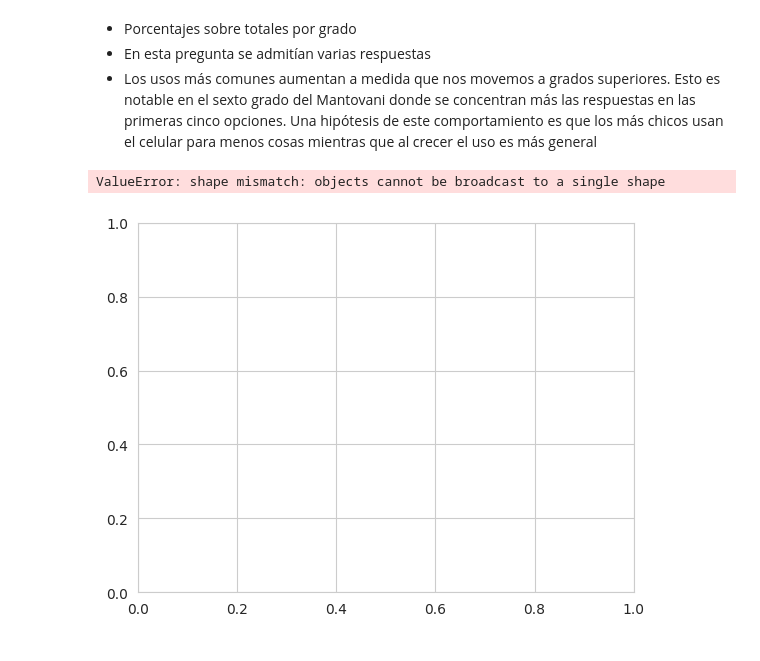
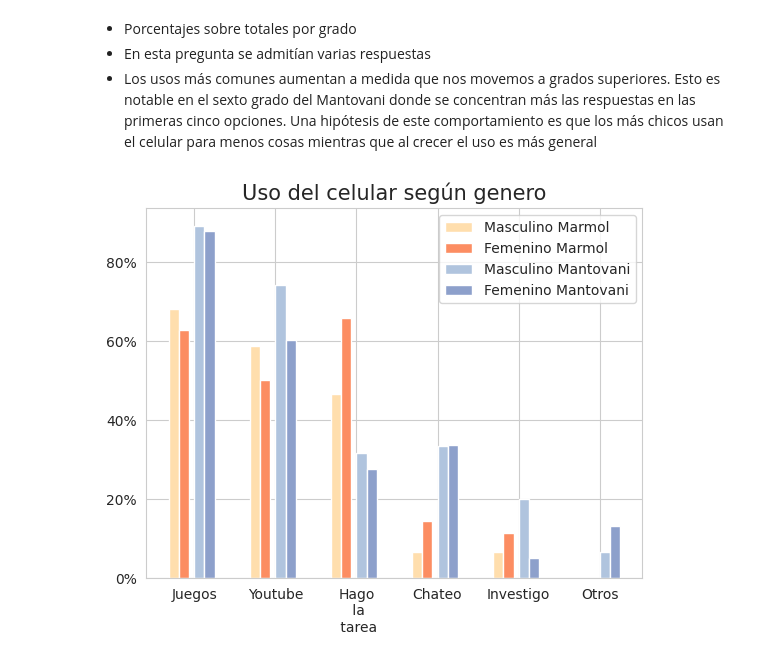
Before and after one commit to fedesassone/tesis, a Jupyter notebook: notebooks/Poblacional.ipynb, the cells around one changed output. Drawn from its saved outputs; the diff is of its cells as text; code cells hidden in the pictures.

Commit message:
Uso del celular segun género corregido

```diff
--- a/notebooks/Poblacional.ipynb
+++ b/notebooks/Poblacional.ipynb
@@ -917,61 +917,46 @@ plt.savefig('poblacional_uso_celular_segun_grado.png')
 # %%
 # Uso del celular según género
 data_total = df_fe["uso_computadora"].str.replace(" ", "").str.get_dummies(sep=',').sum().div(cant_total).sort_values(ascending=False)
 
 data_marmol_mas = marmol[marmol['genero']=="Masculino"]["uso_computadora"].str.replace(" ", "").str.get_dummies(sep=',').sum().div(cant_marmol_masc).sort_values(ascending=False)
 data_marmol_fem = marmol[marmol['genero']=="Femenino"]["uso_computadora"].str.replace(" ", "").str.get_dummies(sep=',').sum().div(cant_marmol_fem).sort_values(ascending=False)
+data_mantovani_mas = mantovani[mantovani['genero']=="Masculino"]["uso_computadora"].str.replace(" ", "").str.get_dummies(sep=',').sum().div(cant_mantovani_masc).sort_values(ascending=False)
+data_mantovani_fem = mantovani[mantovani['genero']=="Femenino"]["uso_computadora"].str.replace(" ", "").str.get_dummies(sep=',').sum().div(cant_mantovani_fem).sort_values(ascending=False)
 
-# data_mantovani_mas = mantovani[mantovani['genero']=="Masculino"]["uso_computadora"].str.replace(" ", "").str.get_dummies(sep=',').sum().div(cant_mantovani_masc).sort_values(ascending=False)
-# data_mantovani_fem = mantovani[mantovani['genero']=="Femenino"]["uso_computadora"].str.replace(" ", "").str.get_dummies(sep=',').sum().div(cant_mantovani_fem).sort_values(ascending=False)
+dfs = [data_marmol_mas, data_marmol_fem, data_mantovani_mas, data_mantovani_fem]
 
-dfs = [data_marmol_mas, data_marmol_fem]
-    #    , data_mantovani_mas, data_mantovani_fem]
-# otros = ["Hagolatarea", "Programo/Diseño"]
+result = pd.concat(dfs, axis=1)
+result = result.rename(columns={0: "Masculino Marmol", 1: "Femenino Marmol", 2: "Masculino Mantovani", 3: "Femenino Mantovani"})
 
-# data_total["Otros"]=0.0
+result.loc["Otros"] = [0.0]*4
 
-for df in dfs:
-    # df["Otros"] = 0.0
-    for data in data_total.index:
-        if data not in df.index:
-            df[data] = 0.0
-    # for data in df.index:
-    #     if data in otros:
-    #         df["Otros"] = df["Otros"] + df[data]
-    #         df.drop(data, inplace=True)
+otros = ["Escuchomúsica", "Programo/Diseño", "MiroPelis/Seriesporstreaming", "Usoredessociales"]
 
+for row in otros:
+        result.loc['Otros'] += result.loc[row]
+        result.drop([row], inplace=True)
 
 bar_width = 0.25
 
-ticks = [1, 3, 5, 7, 9, 11, 13]
-        #  , 15 ]
-        #  , 17]
-
-# labels = ("Juegos", "Chateo", "YouTube", "Redes\n sociales", \
-#            "Hablo\n por\n teléfono", "Investigo", "No\n uso", \
-#         #    "Hago la tarea", "Programo/Diseño")
-#             "Otros")
-
-labels = [id for id in data_marmol_mas.index]
+ticks = [1, 3, 5, 7, 9, 11]
 
 b1 = ticks
 b2 = [x + bar_width for x in b1]
 b3 = [x + 1.5* bar_width for x in b2]
 b4 = [x + bar_width for x in b3]
-# b5 = [x + bar_width for x in b4]
 
-plt.bar(b1,dfs[0], width=bar_width, label = 'Masculino Marmol', color='navajowhite')
-plt.bar(b2,dfs[1], width=bar_width, label = 'Femenino Marmol', color='C1')
-# plt.bar(b3,dfs[2], width=bar_width, label = 'Masculino Mantovani', color='lightsteelblue')
-# plt.bar(b4,dfs[3], width=bar_width, label = 'Femenino Mantovani', color='C2')
-# plt.bar(b5,dfs[5], width=bar_width, label = 'Otro Mantovani', color='steelblue')
+plt.bar(b1,result["Masculino Marmol"]   , width=bar_width, label = 'Masculino Marmol', color='navajowhite')
+plt.bar(b2,result["Femenino Marmol"]    , width=bar_width, label = 'Femenino Marmol', color='C1')
+plt.bar(b3,result["Masculino Mantovani"], width=bar_width, label = 'Masculino Mantovani', color='lightsteelblue')
+plt.bar(b4,result["Femenino Mantovani"] , width=bar_width, label = 'Femenino Mantovani', color='C2')
 
 plt.gca().yaxis.set_major_formatter(PercentFormatter(1))
-plt.title("Distribución del uso del celular según genero", fontsize=15)
-ticks = [x + 3*bar_width for x in ticks]
+plt.title("Uso del celular según genero", fontsize=15)
+
+labels = ["Juegos", "Youtube", "Hago\n la\n tarea", "Chateo", "Investigo", "Otros"]
+ticks = [x + 2*bar_width for x in ticks]
 plt.xticks(ticks, labels)
-plt.legend()
+plt.legend(loc='upper right')
 plt.savefig('poblacional_uso_celular_segun_genero.png')
 # %% [output]
-ValueError: shape mismatch: objects cannot be broadcast to a single shape
-[figure, old version]
+[figure, new version]
```
Also changed, not shown: parts of 1 cell of this notebook, 1 other file.
